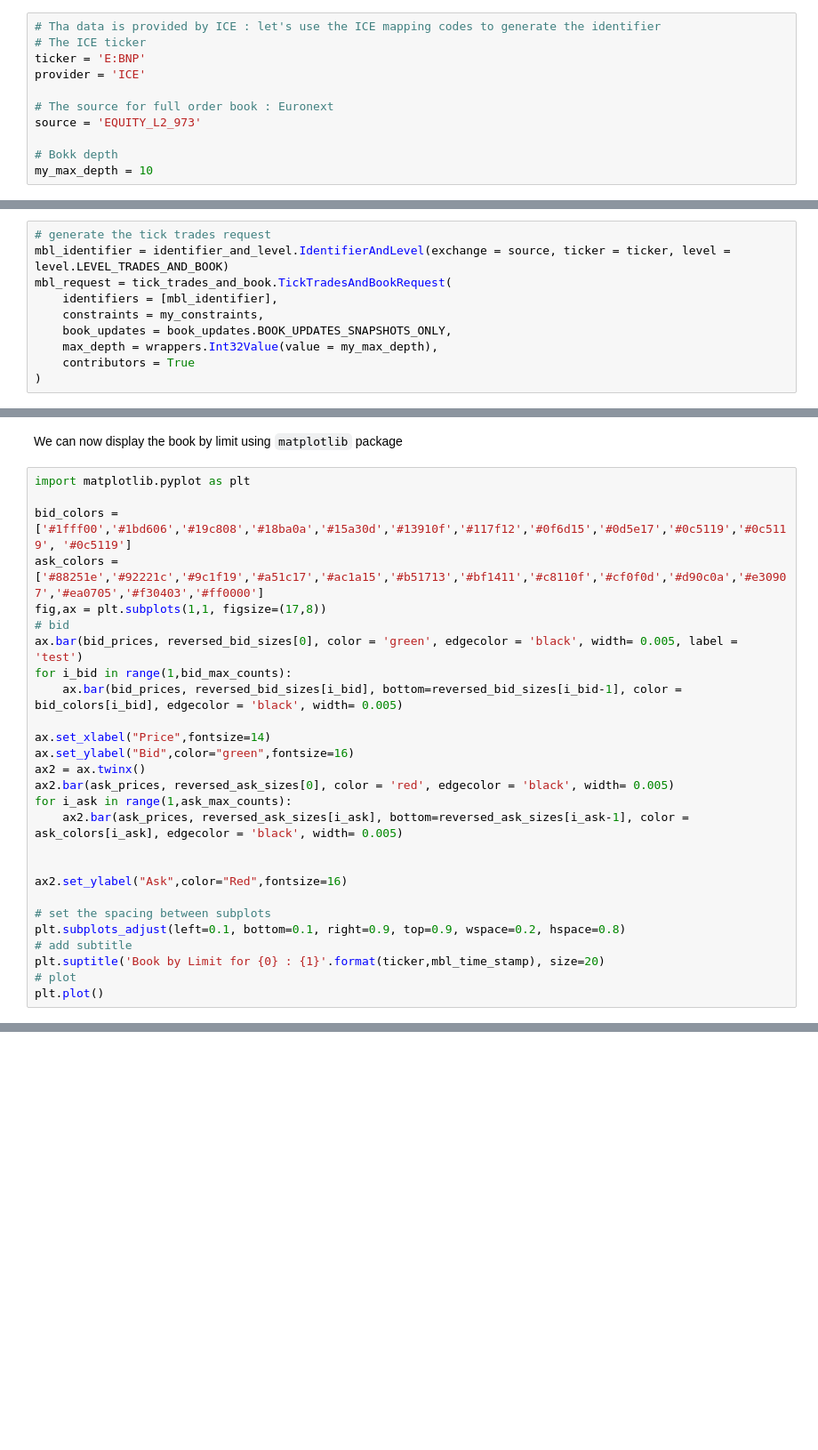
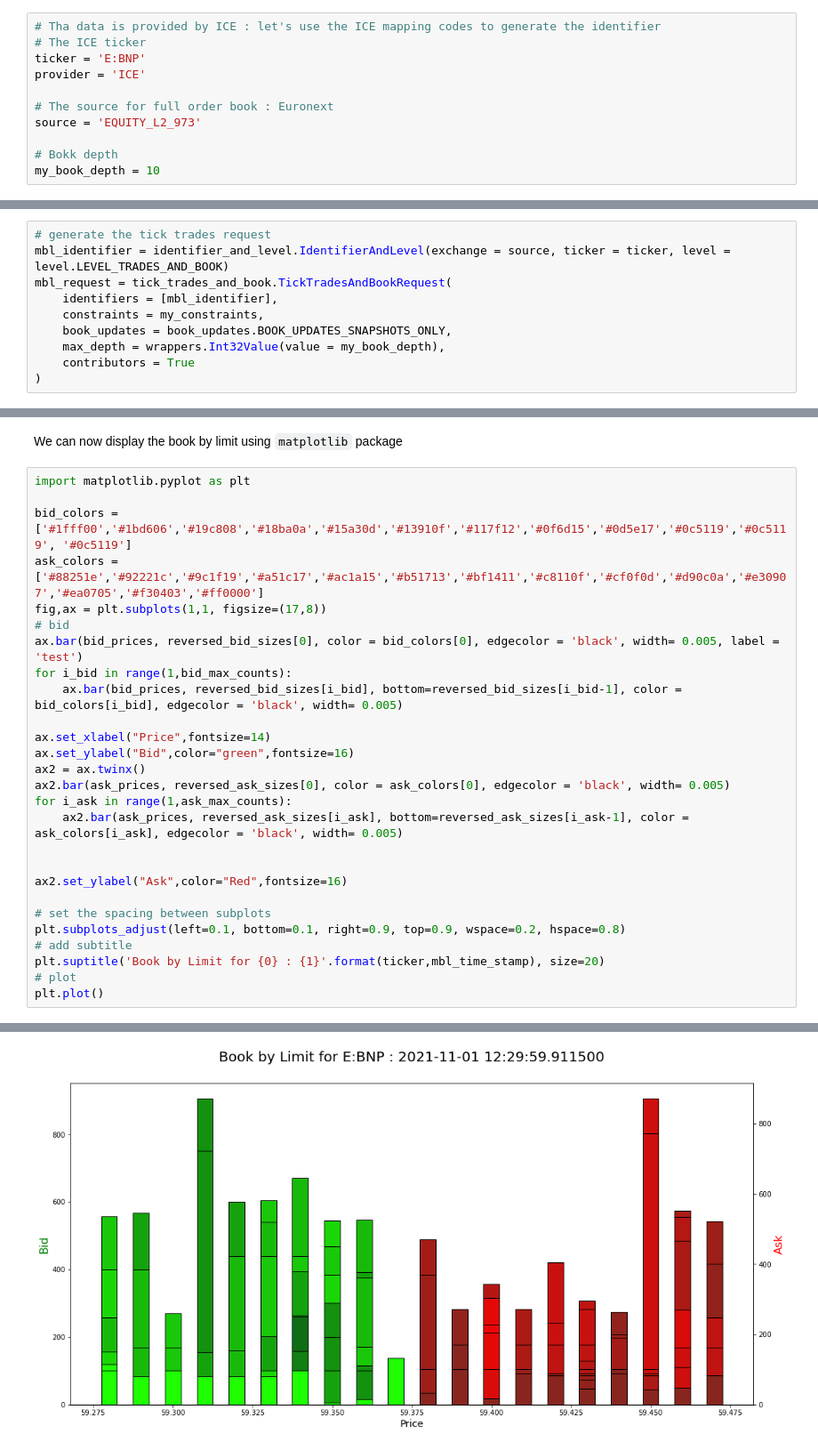
Before and after one commit to systemathics/notebook-examples, a Jupyter notebook: python/3-Market data/Tick/[Tick] mbo_mbl.ipynb, the cells around one changed output, grey strips where cells are left out. Shown: that part at 89% size. Saved outputs shown, nothing was run; the diff lists cells and outputs as text; blank space fills up the shorter version.

```diff
--- a/python/3-Market data/Tick/[Tick] mbo_mbl.ipynb
+++ b/python/3-Market data/Tick/[Tick] mbo_mbl.ipynb
@@ -110,7 +110,7 @@ provider = 'ICE'
 source = 'EQUITY_L2_973'
 
 # Bokk depth
-my_max_depth = 10
+my_book_depth = 10
 # %% [markdown]
 #### 3.2 Time period delimitation
 # %%
@@ -155,7 +155,7 @@ mbl_request = tick_trades_and_book.TickTradesAndBookRequest(
     identifiers = [mbl_identifier],
     constraints = my_constraints,
     book_updates = book_updates.BOOK_UPDATES_SNAPSHOTS_ONLY,
-    max_depth = wrappers.Int32Value(value = my_max_depth),
+    max_depth = wrappers.Int32Value(value = my_book_depth),
     contributors = True
 )
 # %% [markdown]
@@ -367,14 +382,14 @@ bid_colors = ['#1fff00','#1bd606','#19c808','#18ba0a','#15a30d','#13910f','#117f
 ask_colors = ['#88251e','#92221c','#9c1f19','#a51c17','#ac1a15','#b51713','#bf1411','#c8110f','#cf0f0d','#d90c0a','#e30907','#ea0705','#f30403','#ff0000']
 fig,ax = plt.subplots(1,1, figsize=(17,8))
 # bid
-ax.bar(bid_prices, reversed_bid_sizes[0], color = 'green', edgecolor = 'black', width= 0.005, label = 'test')
+ax.bar(bid_prices, reversed_bid_sizes[0], color = bid_colors[0], edgecolor = 'black', width= 0.005, label = 'test')
 for i_bid in range(1,bid_max_counts):
     ax.bar(bid_prices, reversed_bid_sizes[i_bid], bottom=reversed_bid_sizes[i_bid-1], color = bid_colors[i_bid], edgecolor = 'black', width= 0.005)
 
 ax.set_xlabel("Price",fontsize=14)
 ax.set_ylabel("Bid",color="green",fontsize=16)
 ax2 = ax.twinx()
-ax2.bar(ask_prices, reversed_ask_sizes[0], color = 'red', edgecolor = 'black', width= 0.005)
+ax2.bar(ask_prices, reversed_ask_sizes[0], color = ask_colors[0], edgecolor = 'black', width= 0.005)
 for i_ask in range(1,ask_max_counts):
     ax2.bar(ask_prices, reversed_ask_sizes[i_ask], bottom=reversed_ask_sizes[i_ask-1], color = ask_colors[i_ask], edgecolor = 'black', width= 0.005)
 
@@ -387,3 +402,4 @@ plt.subplots_adjust(left=0.1, bottom=0.1, right=0.9, top=0.9, wspace=0.2, hspace
 plt.suptitle('Book by Limit for {0} : {1}'.format(ticker,mbl_time_stamp), size=20)
 # plot
 plt.plot()
+# %% [output]
@@ -389,0 +407 @@ plt.plot()
+[figure, added]
```
Also changed, not shown: parts of 10 cells of this notebook.
